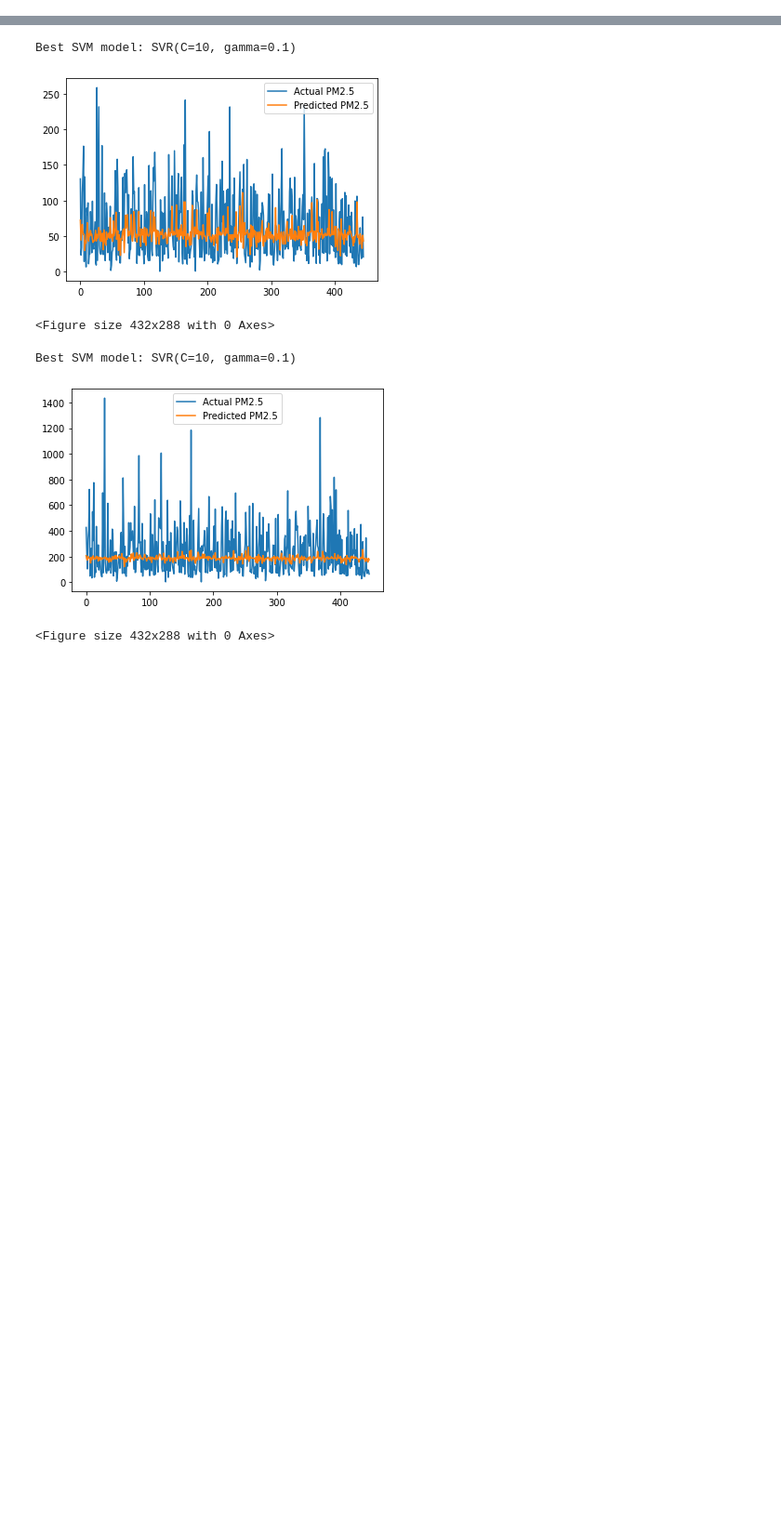
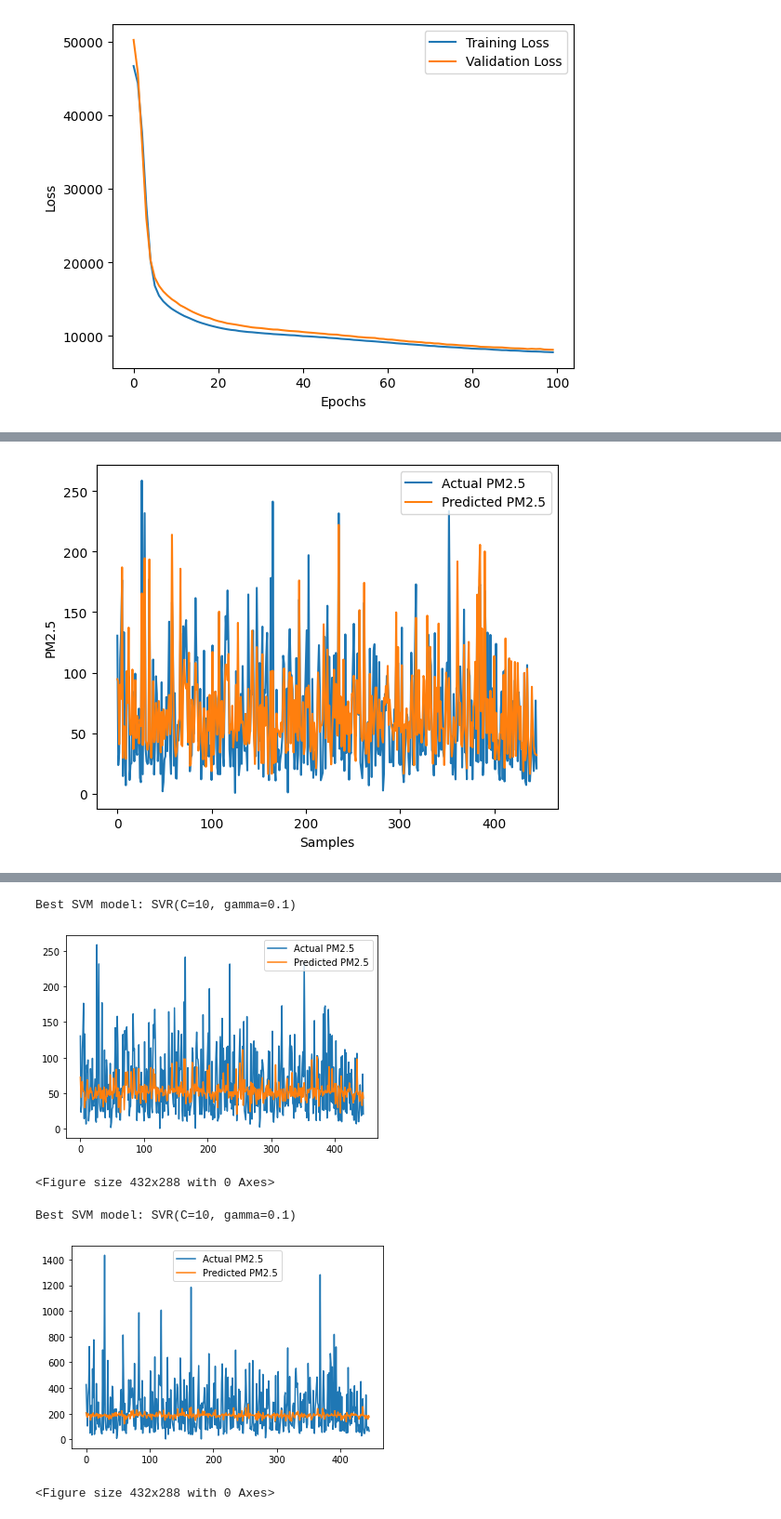
Before and after one commit to olupy/ml-models, a Jupyter notebook: pm_models.ipynb, the cells around one changed output, grey strips where cells are left out. Shown: that part at 93% size. Cells and saved outputs as stored; diff of their text form; code cells hidden in the pictures; blank space fills up the shorter version.

Commit message:
added labels to x and y axis

```diff
--- a/pm_models.ipynb
+++ b/pm_models.ipynb
@@ -1,2 +1,77 @@
 # %% [markdown]
 <a href="https://colab.research.google.com/github/olupy/ml-models/blob/main/pm_models.ipynb" target="_parent"><img src="https://colab.research.google.com/assets/colab-badge.svg" alt="Open In Colab"/></a>
+# %%
+import pandas as pd
+import numpy as np
+from sklearn.model_selection import train_test_split
+from sklearn.preprocessing import StandardScaler
+from tensorflow.keras.models import Sequential
+from tensorflow.keras.layers import Dense
+import matplotlib.pyplot as plt
+import io
+from google.colab import files
+uploaded = files.upload()
+# Load the Excel file
+df = pd.read_excel(io.BytesIO(uploaded['JanData.xlsx']))
+
+# Remove the first and last columns
+df = df.iloc[:, 1:-1]
+
+# Drop rows with missing values
+df = df.dropna()
+
+# Split the dataset into features and target variables
+X = df.drop(['pm25', 'pm10'], axis=1)
+y = df[['pm25', 'pm10']]
+
+# Split the dataset into training and testing sets
+X_train, X_test, y_train, y_test = train_test_split(X, y, test_size=0.2, random_state=42)
+
+# Normalize the features using StandardScaler
+scaler = StandardScaler()
+X_train = scaler.fit_transform(X_train)
+X_test = scaler.transform(X_test)
+
+# Define a neural network model
+model = Sequential()
+model.add(Dense(64, input_dim=X_train.shape[1], activation='relu'))
+model.add(Dense(32, activation='relu'))
+model.add(Dense(2))
+
+# Compile the model
+model.compile(loss='mean_squared_error', optimizer='adam')
+
+# Fit the model to the training data
+history = model.fit(X_train, y_train, epochs=100, batch_size=32, validation_data=(X_test, y_test))
+
+# Evaluate the model on the testing set
+mse = model.evaluate(X_test, y_test)
+print('Mean Squared Error:', mse)
+
+# Plot the training and validation loss
+plt.plot(history.history['loss'], label='Training Loss')
+plt.plot(history.history['val_loss'], label='Validation Loss')
+
+plt.xlabel('Epochs')
+plt.ylabel('Loss')
+plt.legend()
+plt.show()
+
+# Make predictions on the testing set
+y_pred = model.predict(X_test)
+
+# Plot the actual and predicted values
+plt.plot(y_test['pm25'].values, label='Actual PM2.5')
+plt.plot(y_pred[:,0], label='Predicted PM2.5')
+plt.xlabel('Samples')
+plt.ylabel('PM2.5')
+plt.legend()
+plt.show()
+
+plt.plot(y_test['pm10'].values, label='Actual PM10')
+plt.plot(y_pred[:,1], label='Predicted PM10')
+plt.xlabel('Samples')
+plt.ylabel('PM10')
+plt.legend()
+plt.show()
+# %% [output]
@@ -2,0 +96 @@
+[figure, added]
@@ -2,0 +98 @@
+[figure, added]
```
Also changed, not shown: parts of 4 cells of this notebook.
